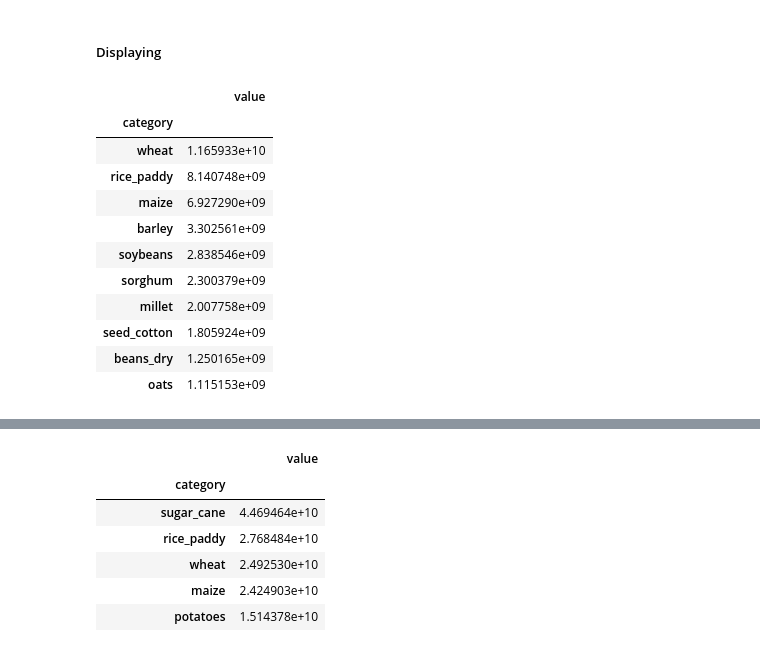
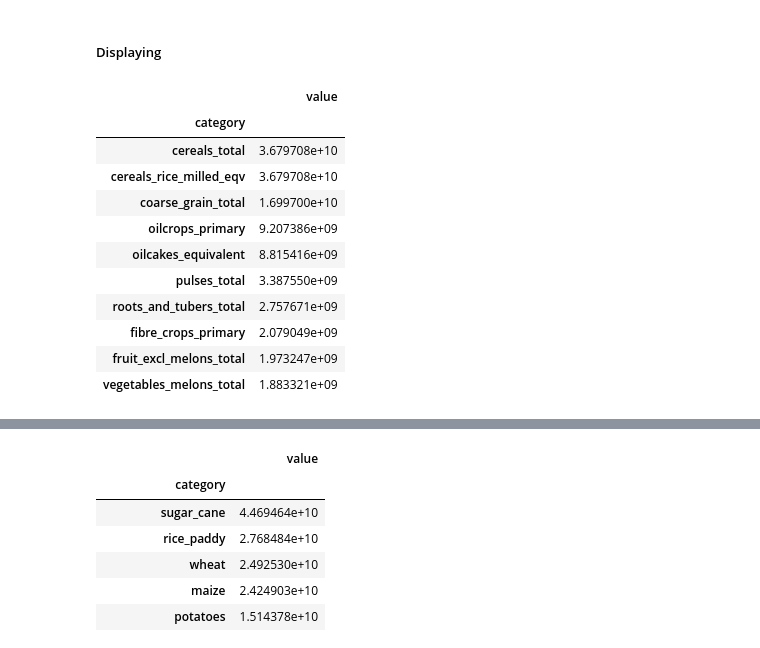
Before and after one commit to CeliaBenquet/Project_ADA, a Jupyter notebook: ada_project.ipynb, the cells around one changed output, grey strips where cells are left out. Drawn from its saved outputs; the diff is of its cells as text; code cells hidden in the pictures.

```diff
--- a/ada_project.ipynb
+++ b/ada_project.ipynb
@@ -986,20 +989,20 @@ crops_indiv_prod = crops_indiv_prod.drop(crops_totals_prod.index, axis=0)
 # %% [markdown]
 ##### Displaying
 # %%
-crops_indiv_area.groupby("category")["value"].sum().sort_values(ascending=False).to_frame().head(10)
+crops_totals_area.groupby("category")["value"].sum().sort_values(ascending=False).to_frame().head(10)
 # %% [output]
 |  | value |
 | category |  |
-| wheat | 1.165933e+10 |
-| rice_paddy | 8.140748e+09 |
-| maize | 6.927290e+09 |
-| barley | 3.302561e+09 |
-| soybeans | 2.838546e+09 |
-| sorghum | 2.300379e+09 |
-| millet | 2.007758e+09 |
-| seed_cotton | 1.805924e+09 |
-| beans_dry | 1.250165e+09 |
-| oats | 1.115153e+09 |
+| cereals_total | 3.679708e+10 |
+| cereals_rice_milled_eqv | 3.679708e+10 |
+| coarse_grain_total | 1.699700e+10 |
+| oilcrops_primary | 9.207386e+09 |
+| oilcakes_equivalent | 8.815416e+09 |
+| pulses_total | 3.387550e+09 |
+| roots_and_tubers_total | 2.757671e+09 |
+| fibre_crops_primary | 2.079049e+09 |
+| fruit_excl_melons_total | 1.973247e+09 |
+| vegetables_melons_total | 1.883321e+09 |
 # %%
 x = crops_indiv_area.groupby(['year','category'])['value']\
                                                     .sum()\
```
Also changed, not shown: parts of 12 cells of this notebook.
